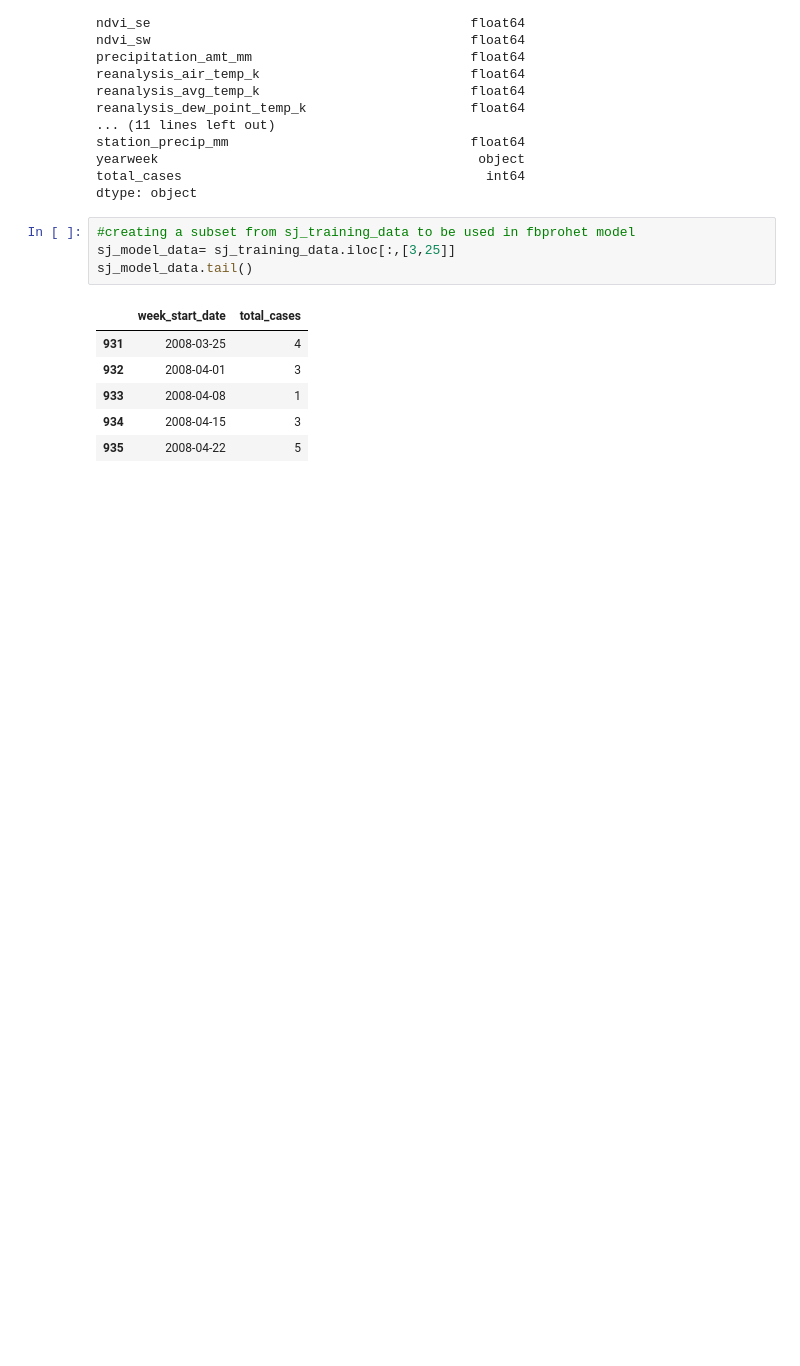
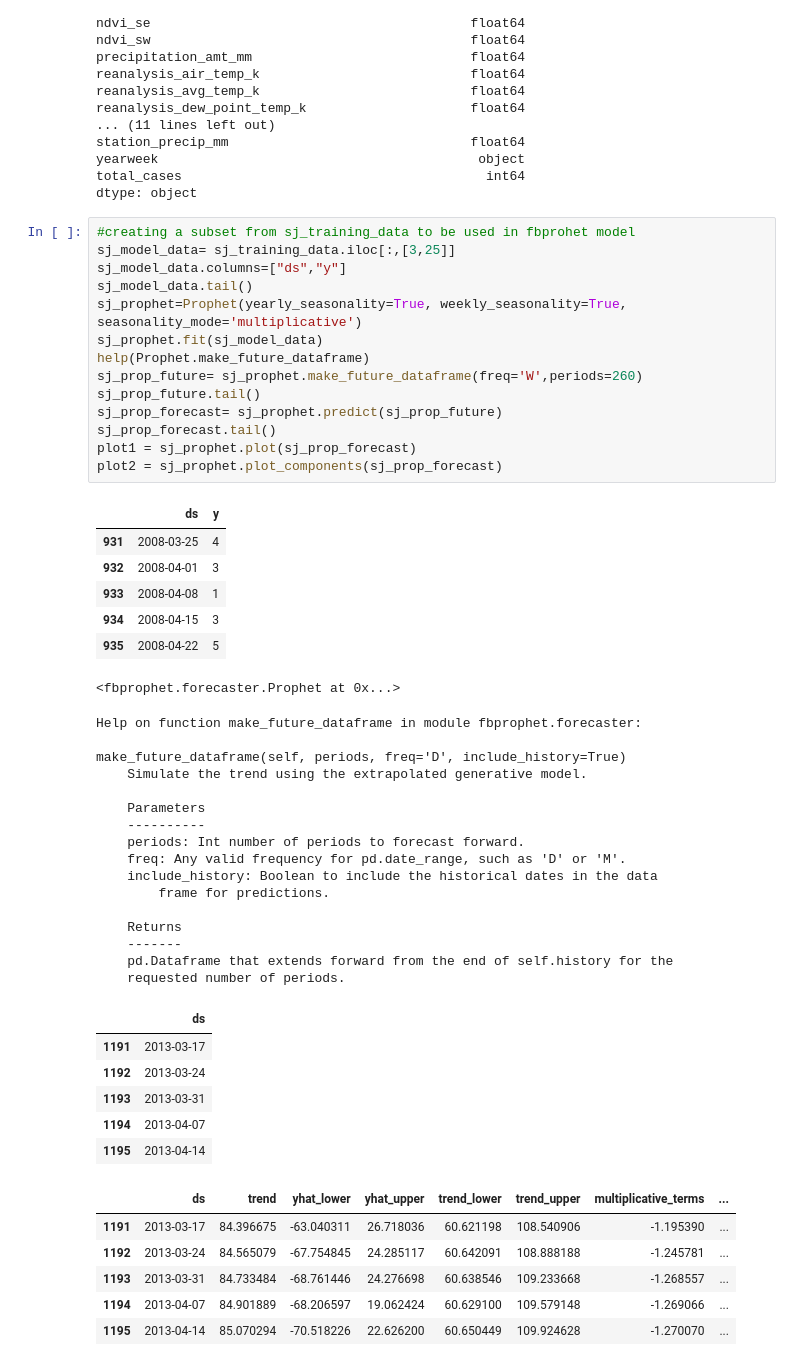
Before and after one commit to of-rupesh/dengAI, a Jupyter notebook: DengAI .ipynb, the cells around one changed output. Saved outputs shown, nothing was run; the diff lists cells and outputs as text; blank space fills up the shorter version.

Commit message:
prophet plotting

```diff
--- a/DengAI .ipynb
+++ b/DengAI .ipynb
@@ -178,11 +178,50 @@ dtype: object
 # %%
 #creating a subset from sj_training_data to be used in fbprohet model
 sj_model_data= sj_training_data.iloc[:,[3,25]]
+sj_model_data.columns=["ds","y"]
 sj_model_data.tail()
+sj_prophet=Prophet(yearly_seasonality=True, weekly_seasonality=True, seasonality_mode='multiplicative')
+sj_prophet.fit(sj_model_data)
+help(Prophet.make_future_dataframe)
+sj_prop_future= sj_prophet.make_future_dataframe(freq='W',periods=260)
+sj_prop_future.tail()
+sj_prop_forecast= sj_prophet.predict(sj_prop_future)
+sj_prop_forecast.tail()
+plot1 = sj_prophet.plot(sj_prop_forecast)
+plot2 = sj_prophet.plot_components(sj_prop_forecast)
 # %% [output]
-|  | week_start_date | total_cases |
+|  | ds | y |
 | 931 | 2008-03-25 | 4 |
 | 932 | 2008-04-01 | 3 |
 | 933 | 2008-04-08 | 1 |
 | 934 | 2008-04-15 | 3 |
 | 935 | 2008-04-22 | 5 |
+<fbprophet.forecaster.Prophet at 0x...>
+Help on function make_future_dataframe in module fbprophet.forecaster:
+
+make_future_dataframe(self, periods, freq='D', include_history=True)
+    Simulate the trend using the extrapolated generative model.
+
+    Parameters
+    ----------
+    periods: Int number of periods to forecast forward.
+    freq: Any valid frequency for pd.date_range, such as 'D' or 'M'.
+    include_history: Boolean to include the historical dates in the data
+        frame for predictions.
+
+    Returns
+    -------
+    pd.Dataframe that extends forward from the end of self.history for the
+    requested number of periods.
+|  | ds |
+| 1191 | 2013-03-17 |
+| 1192 | 2013-03-24 |
+| 1193 | 2013-03-31 |
+| 1194 | 2013-04-07 |
+| 1195 | 2013-04-14 |
+|  | ds | trend | yhat_lower | yhat_upper | trend_lower | trend_upper | multiplicative_terms | ... |
+| 1191 | 2013-03-17 | 84.396675 | -63.040311 | 26.718036 | 60.621198 | 108.540906 | -1.195390 | ... |
+| 1192 | 2013-03-24 | 84.565079 | -67.754845 | 24.285117 | 60.642091 | 108.888188 | -1.245781 | ... |
+| 1193 | 2013-03-31 | 84.733484 | -68.761446 | 24.276698 | 60.638546 | 109.233668 | -1.268557 | ... |
+| 1194 | 2013-04-07 | 84.901889 | -68.206597 | 19.062424 | 60.629100 | 109.579148 | -1.269066 | ... |
+| 1195 | 2013-04-14 | 85.070294 | -70.518226 | 22.626200 | 60.650449 | 109.924628 | -1.270070 | ... |
```
Also changed, not shown: parts of 1 cell of this notebook.
